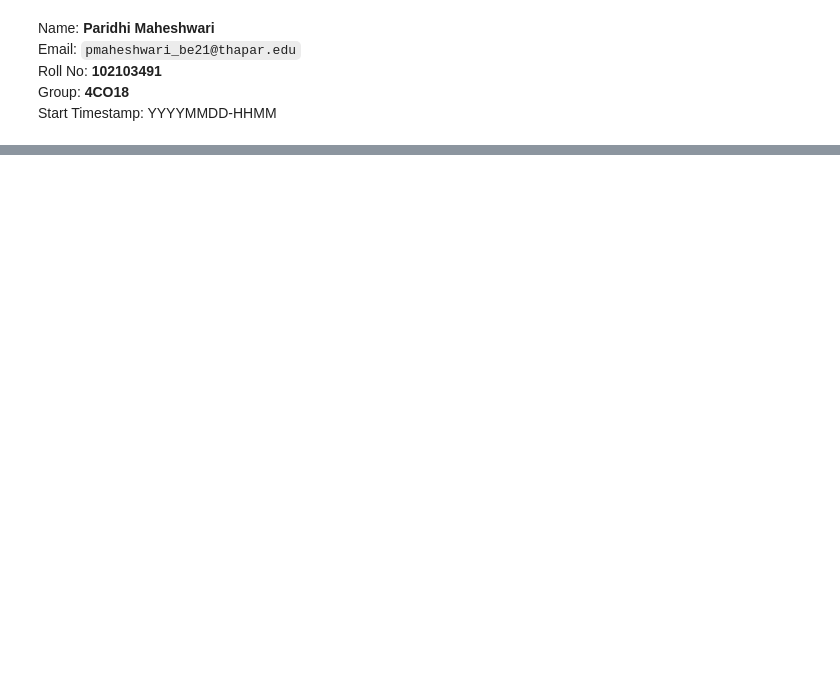
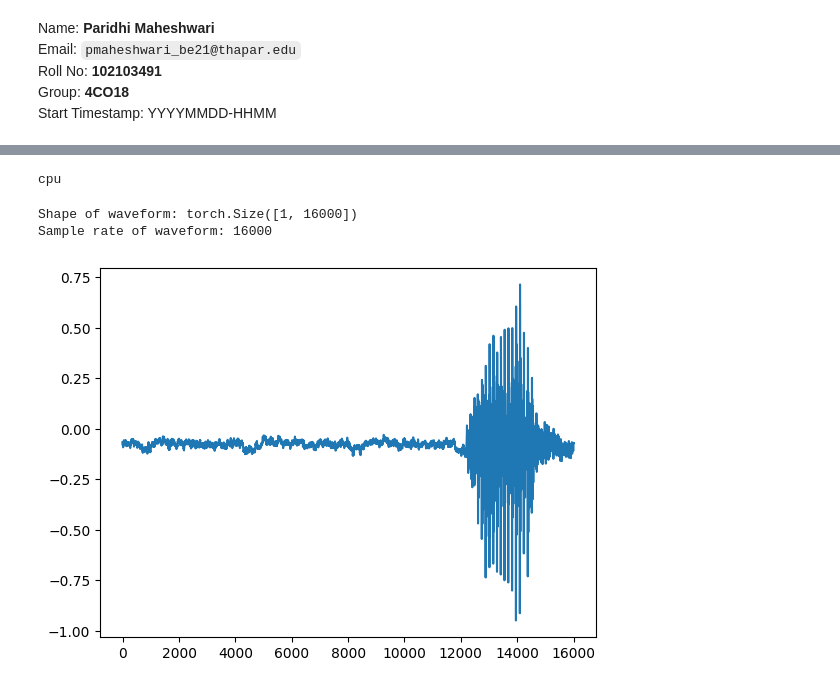
Before and after one commit to paridhimaheshwari/102103491_sess_le1, a Jupyter notebook: about-lab-eval/102103491_ParidhiMaheshwari.ipynb, the cells around one changed output, grey strips where cells are left out. Saved outputs shown, nothing was run; the diff lists cells and outputs as text; code cells hidden in the pictures; blank space fills up the shorter version.

Commit message:
committed classifier training

```diff
--- a/about-lab-eval/102103491_ParidhiMaheshwari.ipynb
+++ b/about-lab-eval/102103491_ParidhiMaheshwari.ipynb
@@ -44,0 +38,43 @@ y_hat.size()
+# %%
+device = torch.device("cuda" if torch.cuda.is_available() else "cpu")
+print(device)
+# %% [output]
+cpu
+# %%
+from torchaudio.datasets import SPEECHCOMMANDS
+import os
+
+
+class SubsetSC(SPEECHCOMMANDS):
+    def __init__(self, subset: str = None):
+        super().__init__("./", download=True)
+
+        def load_list(filename):
+            filepath = os.path.join(self._path, filename)
+            with open(filepath) as fileobj:
+                return [os.path.normpath(os.path.join(self._path, line.strip())) for line in fileobj]
+
+        if subset == "validation":
+            self._walker = load_list("validation_list.txt")
+        elif subset == "testing":
+            self._walker = load_list("testing_list.txt")
+        elif subset == "training":
+            excludes = load_list("validation_list.txt") + load_list("testing_list.txt")
+            excludes = set(excludes)
+            self._walker = [w for w in self._walker if w not in excludes]
+
+
+# Create training and testing split of the data. We do not use validation in this tutorial.
+train_set = SubsetSC("training")
+test_set = SubsetSC("testing")
+
+waveform, sample_rate, label, speaker_id, utterance_number = train_set[0]
+# %%
+print("Shape of waveform: {}".format(waveform.size()))
+print("Sample rate of waveform: {}".format(sample_rate))
+
+plt.plot(waveform.t().numpy());
+# %% [output]
+Shape of waveform: torch.Size([1, 16000])
+Sample rate of waveform: 16000
+[figure, added]
```
Also changed, not shown: parts of 27 cells of this notebook.
